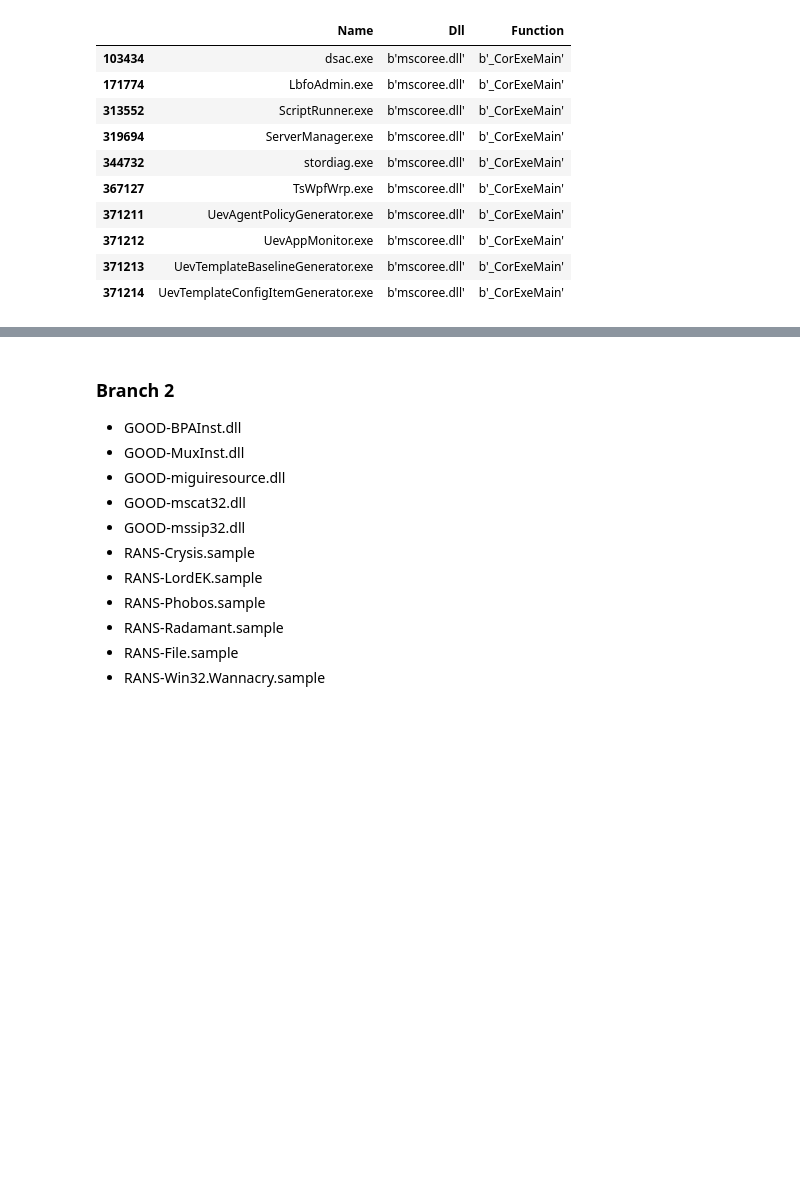
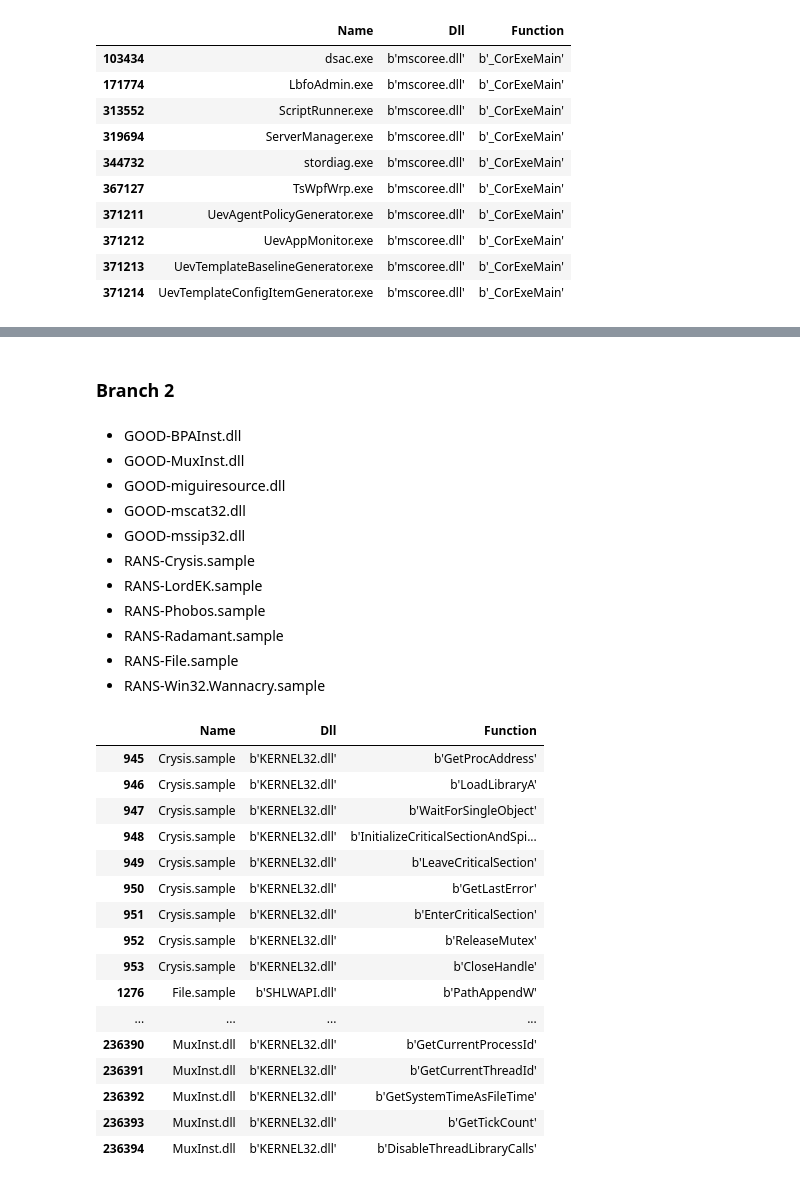
Before and after one commit to c2dc/nastyware, a Jupyter notebook: notebooks/static-attributes.ipynb, the cells around one changed output, grey strips where cells are left out. Saved outputs shown, nothing was run; the diff lists cells and outputs as text; code cells hidden in the pictures; blank space fills up the shorter version.

```diff
--- a/notebooks/static-attributes.ipynb
+++ b/notebooks/static-attributes.ipynb
@@ -409,6 +413,6 @@ nearsBr1
+# %% [markdown]
+### Branch 2
 # %% [markdown]
-### Branch 2
-
 * GOOD-BPAInst.dll
 * GOOD-MuxInst.dll
 * GOOD-miguiresource.dll
@@ -420,3 +424,34 @@ nearsBr1
 * RANS-Radamant.sample
 * RANS-File.sample
 * RANS-Win32.Wannacry.sample
+# %%
+branch2 = peFunctions[  peFunctions['Name'].str.contains("BPAInst.dll") | \
+                        peFunctions['Name'].str.contains("MuxInst.dll") | \
+                        peFunctions['Name'].str.contains("miguiresource.dll") | \
+                        peFunctions['Name'].str.contains("mscat32.dll") | \
+                        peFunctions['Name'].str.contains("mssip32.dll") | \
+                        peFunctions['Name'].str.contains("Crysis.sample") | \
+                        peFunctions['Name'].str.contains("LordEK.sample") | \
+                        peFunctions['Name'].str.contains("Phobos.sample") | \
+                        peFunctions['Name'].str.contains("Radamant.sample") | \
+                        peFunctions['Name'].str.contains("File.sample") | \
+                        peFunctions['Name'].str.contains("Win32.Wannacry.sample")]
+branch2
+# %% [output]
+|  | Name | Dll | Function |
+| 945 | Crysis.sample | b'KERNEL32.dll' | b'GetProcAddress' |
+| 946 | Crysis.sample | b'KERNEL32.dll' | b'LoadLibraryA' |
+| 947 | Crysis.sample | b'KERNEL32.dll' | b'WaitForSingleObject' |
+| 948 | Crysis.sample | b'KERNEL32.dll' | b'InitializeCriticalSectionAndSpi... |
+| 949 | Crysis.sample | b'KERNEL32.dll' | b'LeaveCriticalSection' |
+| 950 | Crysis.sample | b'KERNEL32.dll' | b'GetLastError' |
+| 951 | Crysis.sample | b'KERNEL32.dll' | b'EnterCriticalSection' |
+| 952 | Crysis.sample | b'KERNEL32.dll' | b'ReleaseMutex' |
+| 953 | Crysis.sample | b'KERNEL32.dll' | b'CloseHandle' |
+| 1276 | File.sample | b'SHLWAPI.dll' | b'PathAppendW' |
+| ... | ... | ... | ... |
+| 236390 | MuxInst.dll | b'KERNEL32.dll' | b'GetCurrentProcessId' |
+| 236391 | MuxInst.dll | b'KERNEL32.dll' | b'GetCurrentThreadId' |
+| 236392 | MuxInst.dll | b'KERNEL32.dll' | b'GetSystemTimeAsFileTime' |
+| 236393 | MuxInst.dll | b'KERNEL32.dll' | b'GetTickCount' |
+| 236394 | MuxInst.dll | b'KERNEL32.dll' | b'DisableThreadLibraryCalls' |
```
Also changed, not shown: parts of 22 cells of this notebook, 1 other file.
